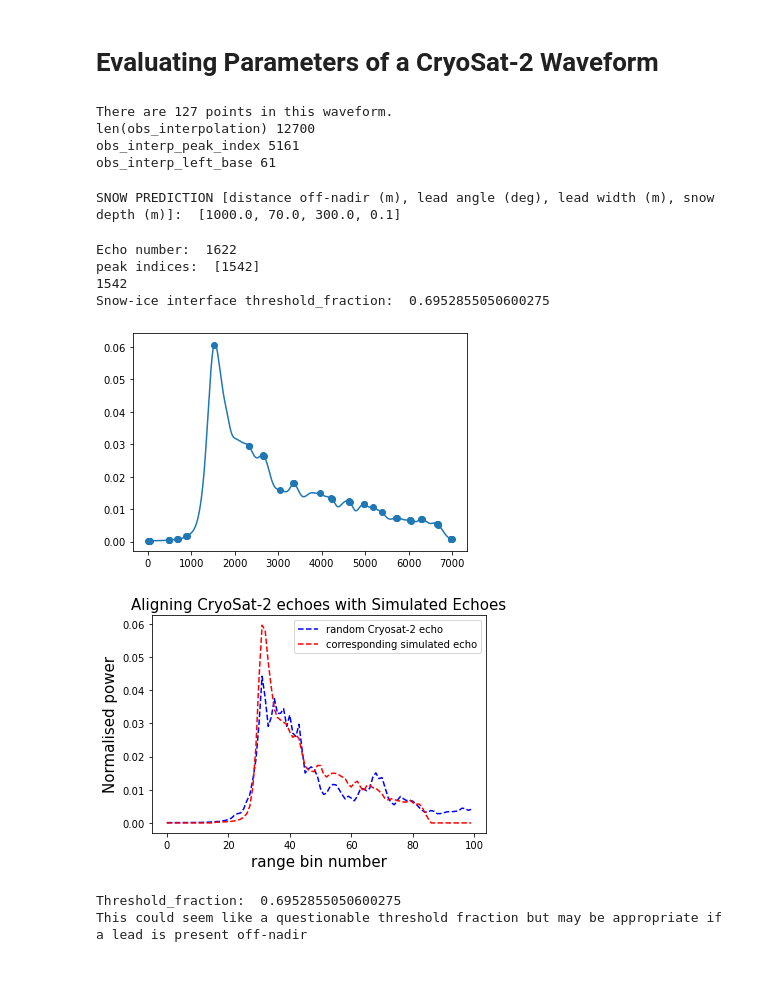
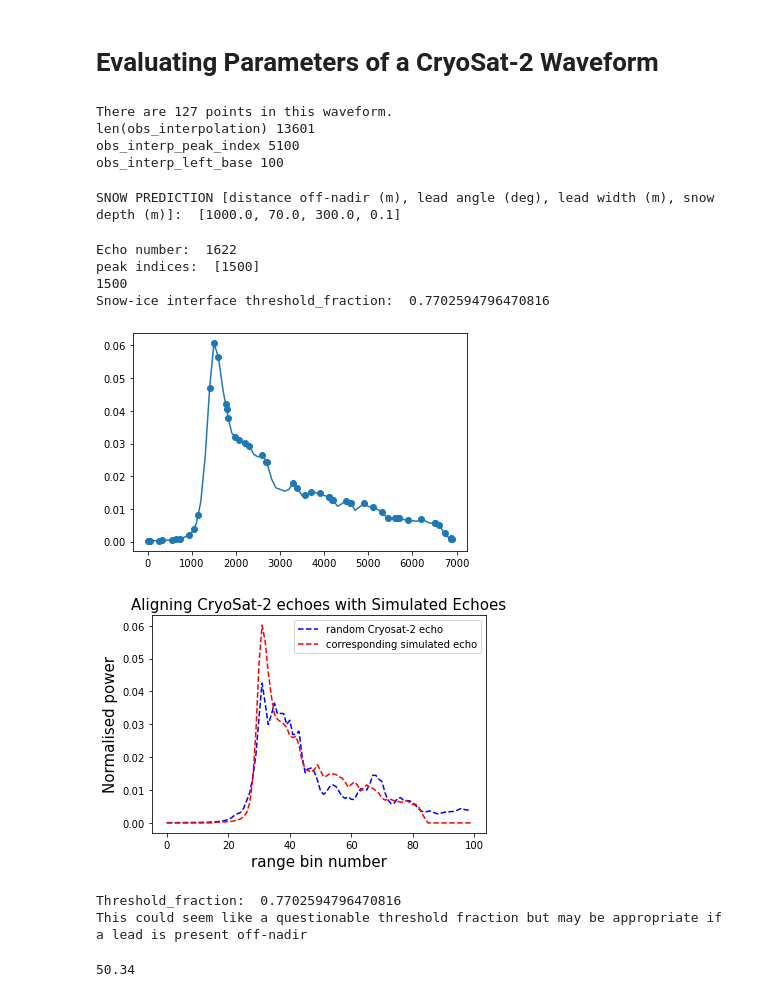
Before and after one commit to ClaudeDRT/MSci-Project, a Jupyter notebook: Simulated_Echo_SVC-L.ipynb, the cells around one changed output. Saved outputs shown, nothing was run; the diff lists cells and outputs as text; code cells hidden in the pictures.

```diff
--- a/Simulated_Echo_SVC-L.ipynb
+++ b/Simulated_Echo_SVC-L.ipynb
@@ -42,8 +42,8 @@ fasttimes_2= LP2['t']
 # %%
 interpolation_factor = 100
 gaussian = [(1/(5*np.sqrt(2*np.pi)))*np.exp(-((x - 35)**2)/(2*5**2)) for x in range(100)]
-gauss_xnew = np.linspace(0, len(gaussian)-1, num=(len(gaussian)*interpolation_factor), endpoint=True)
-gauss_interpolator = interp1d((range(len(gaussian))), gaussian, kind='cubic')
+gauss_xnew = np.linspace(0, len(gaussian)-1, num=(len(gaussian)*interpolation_factor-(interpolation_factor-1)), endpoint=True)
+gauss_interpolator = interp1d((range(len(gaussian))), gaussian, kind='linear')
 gauss_interpolation = gauss_interpolator(gauss_xnew)
 gauss_interp_peak_index = np.argmax(gauss_interpolation) #the peak index of the interpolated gaussian
 gauss_interp_left_base = scipy.signal.peak_prominences(gauss_interpolation, [gauss_interp_peak_index], wlen=300*interpolation_factor)[1][0] #index of the left hand side base of the peak
@@ -74,9 +74,11 @@ def extractL():
                     simulated_echo_area = trapz(simulated_echo, dx = 1)
                     norm_sim_echo = [x/simulated_echo_area for x in simulated_echo]
 
-                    sim_xnew = np.linspace(0, len(norm_sim_echo)-1, num=(len(norm_sim_echo)*interpolation_factor), endpoint=True)
-                    sim_interpolator = interp1d((range(len(norm_sim_echo))), norm_sim_echo, kind='cubic')
-                    sim_interpolation = sim_interpolator(sim_xnew)
+                    sim_xnew = np.linspace(0, len(norm_sim_echo)-1, num=(len(norm_sim_echo)*interpolation_factor-(interpolation_factor-1)), endpoint=True)
+                    sim_interpolator = interp1d((range(len(norm_sim_echo))), norm_sim_echo, kind='linear')
+                    #zero padding the end of the interpolated simulated echo so that scipy understands that
+                    #the base of the echo peak is the initial noise floor:
+                    sim_interpolation = np.append(sim_interpolator(sim_xnew), np.zeros(1000))
 
                     sim_interp_peak_index = np.argmax(sim_interpolation)
                     sim_interp_left_base = scipy.signal.peak_prominences(sim_interpolation, [sim_interp_peak_index])[1][0] #index of the left hand side base of the peak
@@ -125,9 +127,11 @@ def extractL():
                     simulated_echo_area = trapz(simulated_echo, dx = 1)
                     norm_sim_echo = [x/simulated_echo_area for x in simulated_echo]
 
-                    sim_xnew = np.linspace(0, len(norm_sim_echo)-1, num=(len(norm_sim_echo)*interpolation_factor), endpoint=True)
-                    sim_interpolator = interp1d((range(len(norm_sim_echo))), norm_sim_echo, kind='cubic')
-                    sim_interpolation = sim_interpolator(sim_xnew)
+                    sim_xnew = np.linspace(0, len(norm_sim_echo)-1, num=(len(norm_sim_echo)*interpolation_factor-(interpolation_factor-1)), endpoint=True)
+                    sim_interpolator = interp1d((range(len(norm_sim_echo))), norm_sim_echo, kind='linear')
+                    #zero padding the end of the interpolated simulated echo so that scipy understands that
+                    #the base of the echo peak is the initial noise floor:
+                    sim_interpolation = np.append(sim_interpolator(sim_xnew), np.zeros(1000))
 
                     sim_interp_peak_index = np.argmax(sim_interpolation)
                     sim_interp_left_base = scipy.signal.peak_prominences(sim_interpolation, [sim_interp_peak_index])[1][0] #index of the left hand side base of the peak
@@ -227,9 +231,11 @@ print("There are",len(waveform_data[waveform_number]), "points in this waveform.
 waveform_data_area = simps(waveform_data[waveform_number], dx=1)
 #normalising waveform data:
 norm_waveform_data = [x/waveform_data_area for x in waveform_data[waveform_number]]
-obs_xnew = np.linspace(0, len(norm_waveform_data)-1, num=(len(norm_waveform_data)*interpolation_factor), endpoint=True)
-obs_interpolator = interp1d((range(len(norm_waveform_data))), norm_waveform_data, kind='cubic')
-obs_interpolation = obs_interpolator(obs_xnew)
+obs_xnew = np.linspace(0, len(norm_waveform_data)-1, num=(len(norm_waveform_data)*interpolation_factor-(interpolation_factor-1)), endpoint=True)
+obs_interpolator = interp1d((range(len(norm_waveform_data))), norm_waveform_data, kind='linear')
+#zero padding the end of the interpolated observed echo so that scipy understands that
+#the base of the echo peak is the initial noise floor:
+obs_interpolation = np.append(obs_interpolator(obs_xnew),np.zeros(1000))
 print("len(obs_interpolation)", len(obs_interpolation))
 obs_interp_peak_index = np.argmax(obs_interpolation)
 print("obs_interp_peak_index", obs_interp_peak_index)
@@ -257,9 +263,9 @@ for a in range(len(gauss_interpolation)):
 obs_uninterp = [arr_obs_interp[b] for b in range(len(arr_obs_interp)) if b%interpolation_factor==0]
 # %% [output]
 There are 127 points in this waveform.
-len(obs_interpolation) 12700
-obs_interp_peak_index 5161
-obs_interp_left_base 61
+len(obs_interpolation) 13601
+obs_interp_peak_index 5100
+obs_interp_left_base 100
 # %%
 prediction = np.asarray(clfL.predict([np.append(obs_uninterp[halfway_up_uninterp_index-10:halfway_up_uninterp_index+10],obs_uninterp)])[0])
 print("SNOW PREDICTION [distance off-nadir (m), lead angle (deg), lead width (m), snow depth (m)]: ",prediction)
@@ -281,8 +287,8 @@ for i in range(len(sim_echoes_1[:][:][:][:])):
                     simulated_echo_area = trapz(simulated_echo, dx = 1)
                     norm_sim_echo = [x/simulated_echo_area for x in simulated_echo]
 
-                    sim_xnew = np.linspace(0, len(norm_sim_echo)-1, num=(len(norm_sim_echo)*interpolation_factor), endpoint=True)
-                    sim_interpolator = interp1d((range(len(norm_sim_echo))), norm_sim_echo, kind='cubic')
+                    sim_xnew = np.linspace(0, len(norm_sim_echo)-1, num=(len(norm_sim_echo)*interpolation_factor-(interpolation_factor-1)), endpoint=True)
+                    sim_interpolator = interp1d((range(len(norm_sim_echo))), norm_sim_echo, kind='linear')
                     sim_interpolation = sim_interpolator(sim_xnew)
                     plt.plot(sim_interpolation)
                     #mean scattering surface index accounting for oversampling factor and interpolation factor:
@@ -324,43 +330,43 @@ for i in range(len(sim_echoes_2[:][:][:][:])):
                     simulated_echo_area = trapz(simulated_echo, dx = 1)
                     norm_sim_echo = [x/simulated_echo_area for x in simulated_echo]
 
-                    sim_xnew = np.linspace(0, len(norm_sim_echo)-1, num=(len(norm_sim_echo)*interpolation_factor), endpoint=True)
-                    sim_interpolator = interp1d((range(len(norm_sim_echo))), norm_sim_echo, kind='cubic')
+                    sim_xnew = np.linspace(0, len(norm_sim_echo)-1, num=(len(norm_sim_echo)*interpolation_factor-(interpolation_factor-1)), endpoint=True)
+                    sim_interpolator = interp1d((range(len(norm_sim_echo))), norm_sim_echo, kind='linear')
                     sim_interpolation = sim_interpolator(sim_xnew)
                     plt.title("Finding CWT Peaks in a Simulated Echo", fontsize = 14)
                     plt.ylabel("Normalised Power", fontsize = 14)
                     plt.xticks([0,1000,2000,3000,4000,5000,6000,7000], [0,10,20,30,40,50,60,70])
                     plt.xlabel("range bin number", fontsize =14)
                     plt.plot(sim_interpolation)
 
                     major_peak_index = np.argmax(sim_interpolation) #finding the index of the largest peak in the echo
 #                     print("sim_interp_peak_index",major_peak_index)
                     peak_indices = signal.find_peaks(sim_interpolation, width = 150, height = 0.04)[0] #finding all the indices of all the peaks in the echo
                     peak_indices_cwt = signal.find_peaks_cwt(sim_interpolation, widths = np.arange(10, 50, 10))
                     plt.scatter(peak_indices_cwt, sim_interpolation[peak_indices_cwt])
 
                     #mean snow-ice interface range bin index accounting for oversampling factor and interpolation factor:
                     mean_snow_ice_interface_surface_index = list(fasttimes_2[0]).index(0)/2*interpolation_factor
 
                     major_peak_index = np.argmax(sim_interpolation) #finding the index of the largest peak in the echo
 #                     print("sim_interp_peak_index",major_peak_index)
                     peak_indices = signal.find_peaks(sim_interpolation, width = 150, height = 0.04)[0] #finding all the indices of all the peaks in the echo
                     print("peak indices: ",peak_indices)
                     print(np.argmax(sim_interpolation))
                     #finding the peak-to-trough depth of the largest (major) peak in the echo:
                     max_peak_depth = signal.peak_prominences(sim_interpolation,peak_indices)[0][list(peak_indices).index(major_peak_index)]
                     peak_threshold = sim_interpolation[int(mean_snow_ice_interface_surface_index)]
 
                     mean_snow_ice_interface_threshold_fraction = 1 - (np.max(sim_interpolation) - peak_threshold)/max_peak_depth
                     print("Snow-ice interface threshold_fraction: ",mean_snow_ice_interface_threshold_fraction)
 
                 counter+=1
 # %% [output]
 Echo number:  1622
-peak indices:  [1542]
-1542
-Snow-ice interface threshold_fraction:  0.6952855050600275
+peak indices:  [1500]
+1500
+Snow-ice interface threshold_fraction:  0.7702594796470816
-[figure, old version]
+[figure, new version]
 # %%
 """Plotting the Cryosat-2 echo and corresponding simulated echo"""
 
@@ -373,10 +379,25 @@ plt.ylabel('Normalised power', fontsize = 15)
 plt.legend(loc = 'upper right')
 plt.savefig('RandomCryoSat2EchoNL.png', dpi= 200)
 # %% [output]
-[figure, old version]
+[figure, new version]
 # %%
 print("Threshold_fraction: ",mean_snow_ice_interface_threshold_fraction)
 print("This could seem like a questionable threshold fraction but may be appropriate if a lead is present off-nadir")
 # %% [output]
-Threshold_fraction:  0.6952855050600275
+Threshold_fraction:  0.7702594796470816
 This could seem like a questionable threshold fraction but may be appropriate if a lead is present off-nadir
+# %%
+major_peak_index = np.argmax(obs_interpolation) #finding the index of the largest peak in the echo
+
+peak_indices = signal.find_peaks(obs_interpolation, width = 150, height = 0.04)[0] #finding all the indices of all the peaks in the echo
+
+#finding the peak-to-trough depth of the largest (major) peak in the echo:
+max_peak_depth = signal.peak_prominences(obs_interpolation,peak_indices)[0][list(peak_indices).index(major_peak_index)]
+#the y value of on the observed echo, corresponding to the adjusted TFMRA threshold fraction
+threshold_value = np.max(obs_interpolation)-max_peak_depth + mean_snow_ice_interface_threshold_fraction*max_peak_depth
+#calculating the retracking range bin of the observed echo corresponding to the TFMRA estimated from the closest corresponding
+#simulated echo:
+retracking_range_bin_for_obs_waveform = np.argmin(abs(obs_interpolation[:major_peak_index]-threshold_value))/interpolation_factor
+print(retracking_range_bin_for_obs_waveform)
+# %% [output]
+50.34
```
Also changed, not shown: parts of 3 cells of this notebook, 1 other file.
